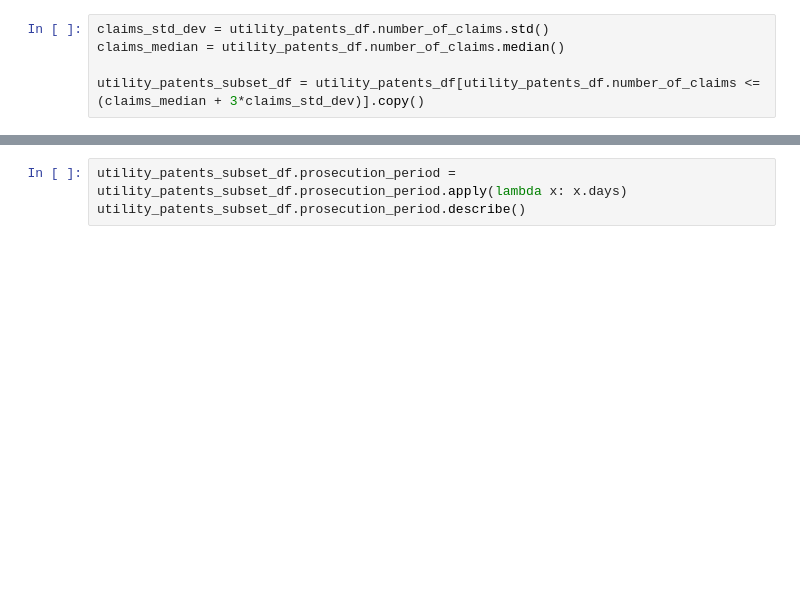
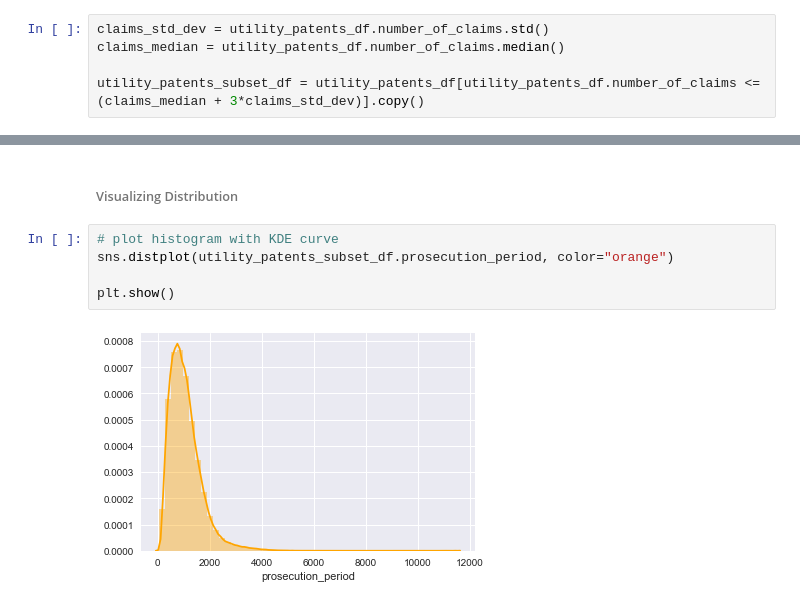
Before and after one commit to jayclare/2017_patent_grants_analytics, a Jupyter notebook: jupyter_notebooks/data_storytelling.ipynb, the cells around one changed output, grey strips where cells are left out. Cells and saved outputs as stored; diff of their text form; blank space fills up the shorter version.

```diff
--- a/jupyter_notebooks/data_storytelling.ipynb
+++ b/jupyter_notebooks/data_storytelling.ipynb
@@ -158,3 +286,9 @@ utility_patents_subset_df.info()
-# %%
-utility_patents_subset_df.prosecution_period = utility_patents_subset_df.prosecution_period.apply(lambda x: x.days)
-utility_patents_subset_df.prosecution_period.describe()
+# %% [markdown]
+###### Visualizing Distribution
+# %%
+# plot histogram with KDE curve
+sns.distplot(utility_patents_subset_df.prosecution_period, color="orange")
+
+plt.show()
+# %% [output]
+[figure, added]
```
Also changed, not shown: parts of 49 cells of this notebook, 10 other files.
